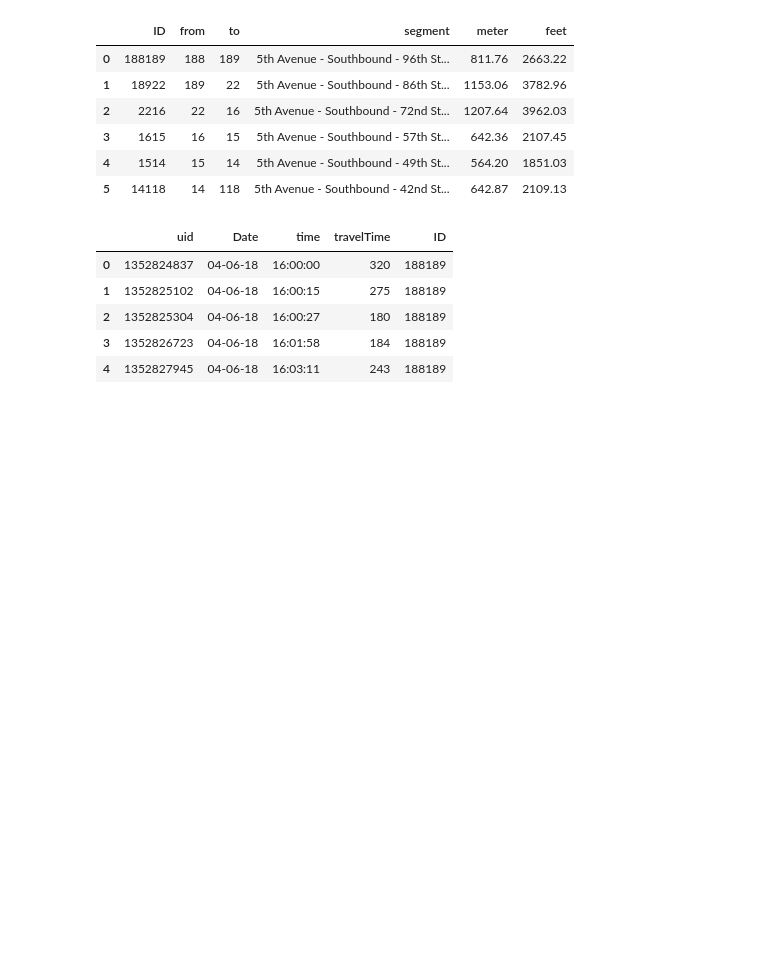
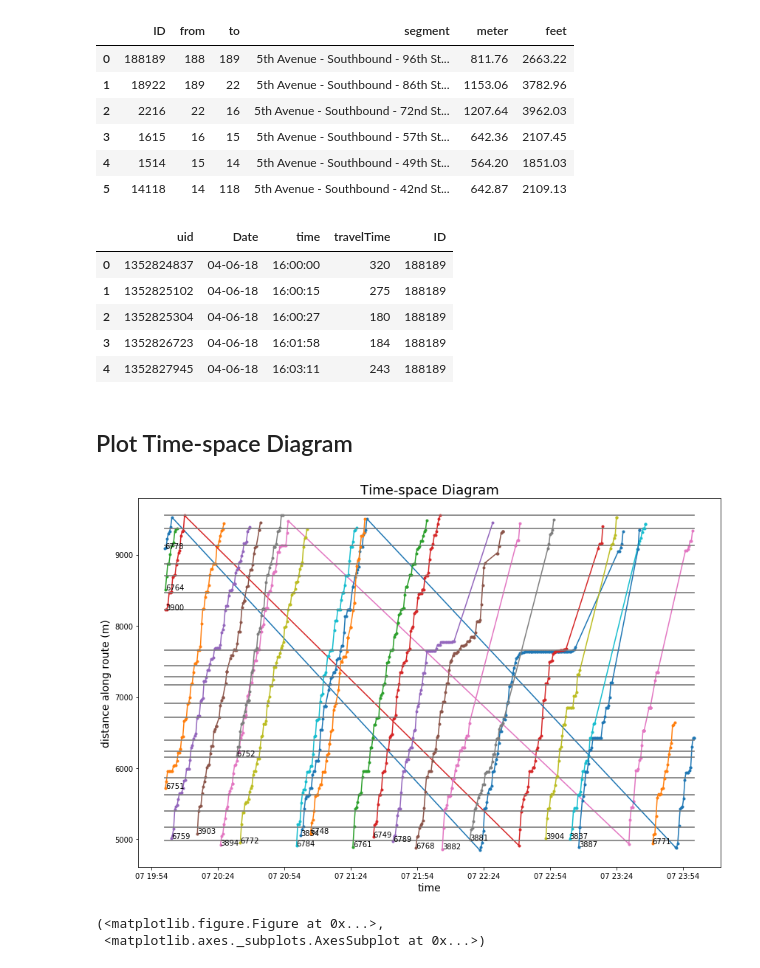
Before and after one commit to ywnch/NYC-bus-LTT-prediction, a Jupyter notebook: data-processing.ipynb, the cells around one changed output. Cells and saved outputs as stored; diff of their text form; code cells hidden in the pictures; blank space fills up the shorter version.

Commit message:
plot time-space diagram

```diff
--- a/data-processing.ipynb
+++ b/data-processing.ipynb
@@ -210,3 +210,5 @@ df_all.head()
 | 2 | 1352825304 | 04-06-18 | 16:00:27 | 180 | 188189 |
 | 3 | 1352826723 | 04-06-18 | 16:01:58 | 184 | 188189 |
 | 4 | 1352827945 | 04-06-18 | 16:03:11 | 243 | 188189 |
+# %% [markdown]
+## Plot Time-space Diagram
@@ -212,0 +217,8 @@ df_all.head()
+# %%
+df = pd.read_csv("M1-train.csv")
+df = df[df['DayOfWeek'] == 6]
+plot_tsd(df, dir_ref=1)
+# %% [output]
+[figure, added]
+(<matplotlib.figure.Figure at 0x...>,
+ <matplotlib.axes._subplots.AxesSubplot at 0x...>)
```
Also changed, not shown: parts of 1 cell of this notebook.
